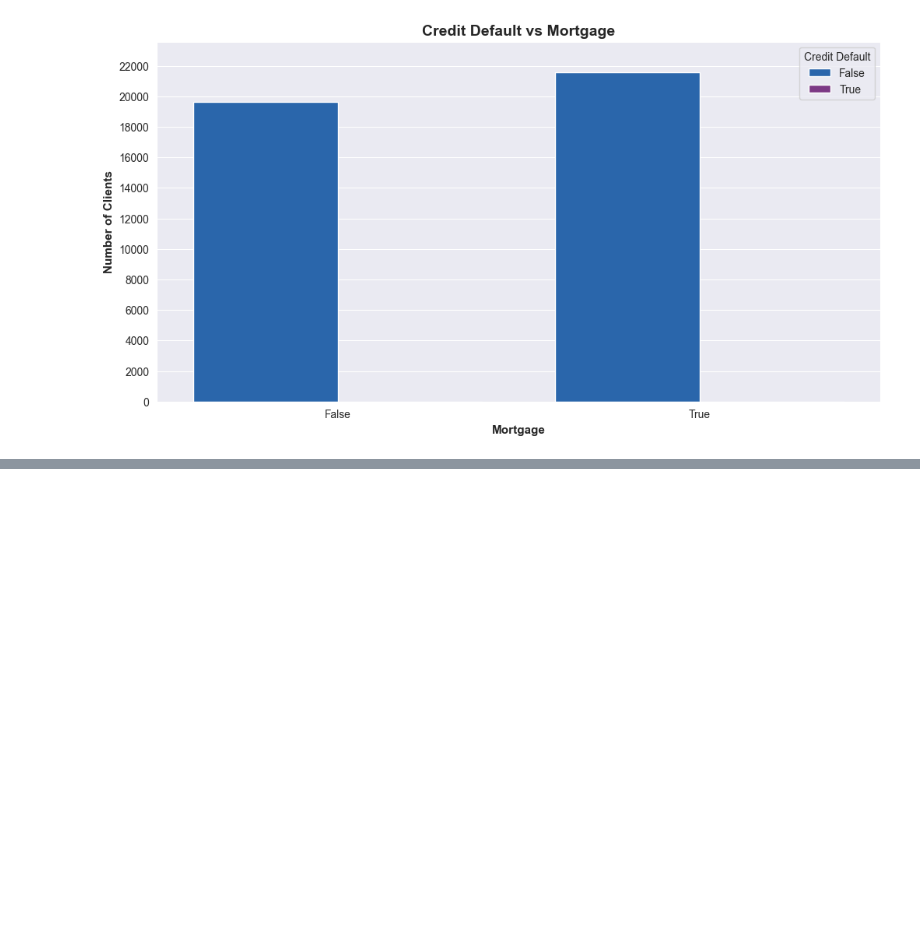
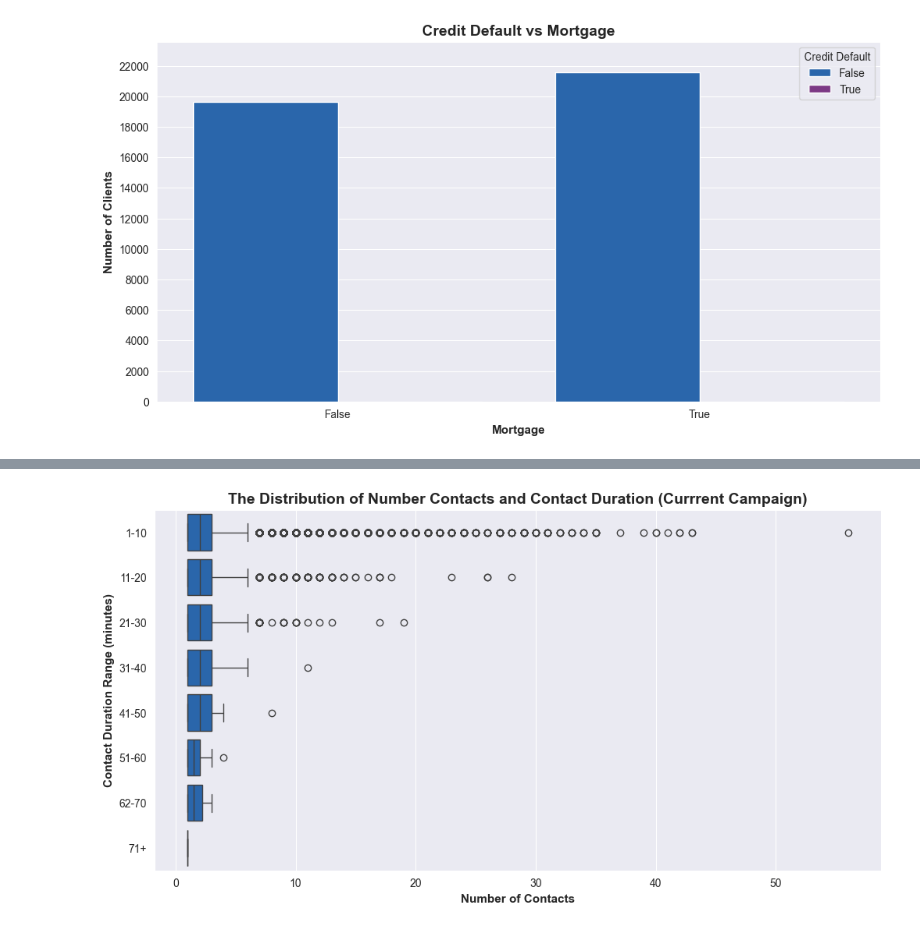
Before and after one commit to StephanieApaza/Bank_marketing_campaign, a Jupyter notebook: bank_marketing/bank_marketing.ipynb, the cells around one changed output, grey strips where cells are left out. Cells and saved outputs as stored; diff of their text form; code cells hidden in the pictures; blank space fills up the shorter version.

```diff
--- a/bank_marketing/bank_marketing.ipynb
+++ b/bank_marketing/bank_marketing.ipynb
@@ -441,0 +512,21 @@ plt.show()
+# %%
+# Contact duration vs campaign outcome
+campaign_df = campaign_df.copy()
+# New column in minutes
+campaign_df['contact_duration_min'] = round(campaign_df['contact_duration']/60,2)
+
+# Creating a new contact duration range column
+ranges_duration = [0, 10, 20, 30, 40, 50, 60, 70, np.inf]
+group_names_contact_duration = ['1-10', '11-20', '21-30', '31-40', '41-50','51-60','62-70','71+']
+
+campaign_df['contact_duration_min_range'] = pd.cut(campaign_df['contact_duration_min'],
+bins=ranges_duration, labels=group_names_contact_duration, right=True, include_lowest=True)
+# %%
+plt.figure(figsize=(12,6))
+sns.boxplot(data=campaign_df, x='number_contacts', y='contact_duration_min_range')
+plt.title("The Distribution of Number Contacts and Contact Duration (Currrent Campaign)", fontsize=14, weight="bold")
+plt.xlabel("Number of Contacts", fontsize=11, weight="bold")
+plt.ylabel("Contact Duration Range (minutes)", fontsize=11, weight="bold")
+plt.show()
+# %% [output]
+[figure, added]
```
Also changed, not shown: parts of 27 cells of this notebook.
